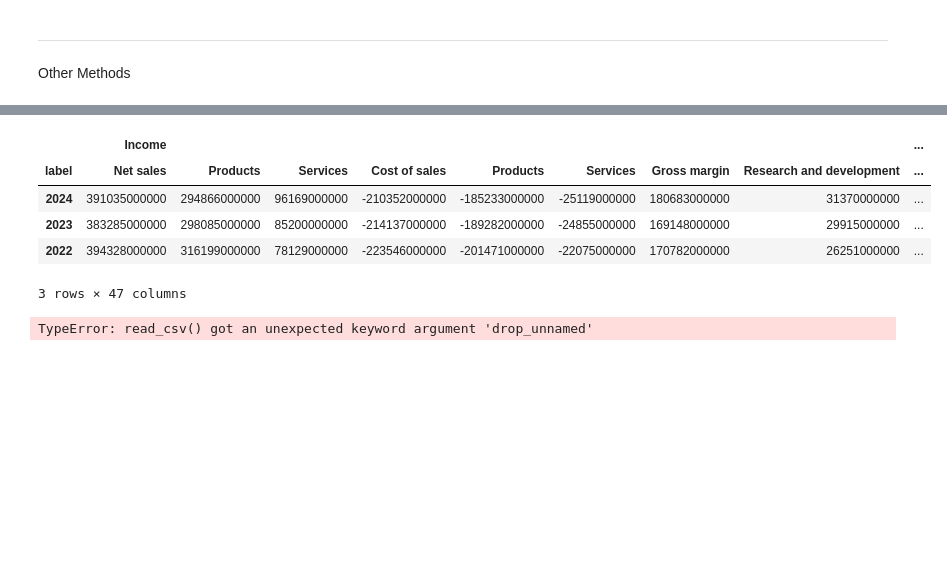
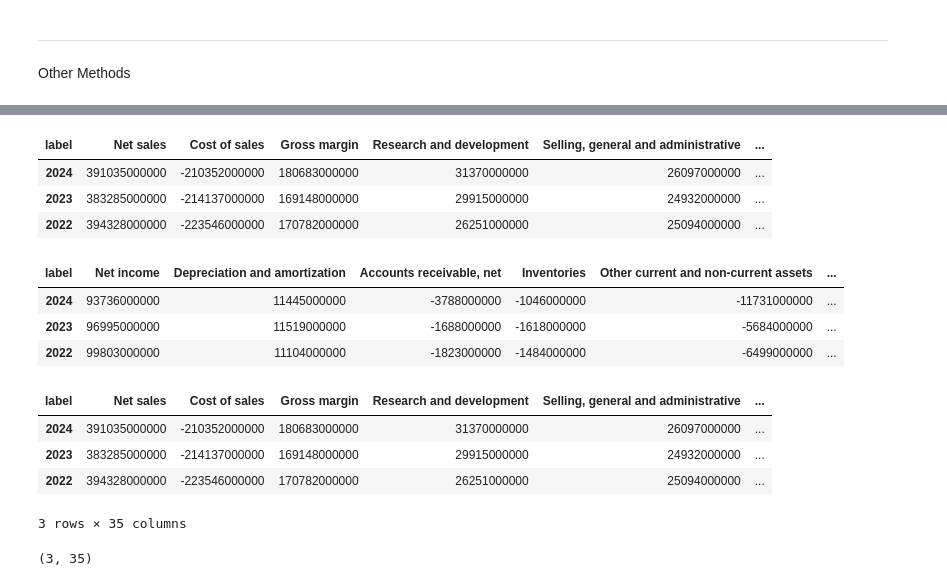
Before and after one commit to zahemen9900/DocAnalyzerAI, a Jupyter notebook: notebooks/api_testing.ipynb, the cells around one changed output, grey strips where cells are left out. Saved outputs shown, nothing was run; the diff lists cells and outputs as text; code cells hidden in the pictures; blank space fills up the shorter version.

Commit message:
Updated the repo with new files for chatbot testing and development

```diff
--- a/notebooks/api_testing.ipynb
+++ b/notebooks/api_testing.ipynb
@@ -275,4 +336,8 @@ income_df.head()
 # %%
-cashflow_df = pd.concat({'Cashflows': apple.financials.cashflow.to_dataframe()})
+cashflow_df = apple.financials.cashflow.to_dataframe().T
+
+for col in cashflow_df.columns.tolist():
+    cashflow_df[col] = cashflow_df[col].astype(int)
+
 cashflow_df.head()
 # %% [output]
@@ -286,10 +361,46 @@ cashflow_df.head()
+# %%
+# Some feature engineering
+income_df['Net_Sale_Growth_rate'] = (income_df['Net sales'] / income_df['Net sales'].shift(1) - 1) * 100
+income_df['Net_Income_Growth_rate'] = (income_df['Net income'] / income_df['Net income'].shift(1) - 1) * 100
+income_df.fillna(0, inplace=True)
+
+# Drop less relevant columns
+income_df =income_df.drop(['Products',
+  'Services',
+  'Products',
+  'Services',
+  'Basic (in shares)',
+  'Diluted (in shares)']
+  , axis=1)
+
+income_df.head()
+# %% [output]
+| label | Net sales | Cost of sales | Gross margin | Research and development | Selling, general and administrative | ... |
+| 2024 | 391035000000 | -210352000000 | 180683000000 | 31370000000 | 26097000000 | ... |
+| 2023 | 383285000000 | -214137000000 | 169148000000 | 29915000000 | 24932000000 | ... |
+| 2022 | 394328000000 | -223546000000 | 170782000000 | 26251000000 | 25094000000 | ... |
+# %%
+cashflow_df = cashflow_df.drop(['Cash, cash equivalents, and restricted cash and cash equivalents, ending balances',
+  'Share-based compensation expense',
+  'Other',
+  'Vendor non-trade receivables',
+  'Other',
+  'Payments for taxes related to net share settlement of equity awards',
+  'Proceeds from/(Repayments of) commercial paper, net',
+  'Other'], axis=1)
+
+cashflow_df.head()
+# %% [output]
+| label | Net income | Depreciation and amortization | Accounts receivable, net | Inventories | Other current and non-current assets | ... |
+| 2024 | 93736000000 | 11445000000 | -3788000000 | -1046000000 | -11731000000 | ... |
+| 2023 | 96995000000 | 11519000000 | -1688000000 | -1618000000 | -5684000000 | ... |
+| 2022 | 99803000000 | 11104000000 | -1823000000 | -1484000000 | -6499000000 | ... |
 # %%
-apple_financial_df = pd.concat([income_df, cashflow_df], axis=0).T
+apple_financial_df = pd.concat([income_df, cashflow_df], axis=1)
 apple_financial_df
 # %% [output]
-|  | Income |  |  |  |  |  |  |  | ... |
-| label | Net sales | Products | Services | Cost of sales | Products | Services | Gross margin | Research and development | ... |
-| 2024 | 391035000000 | 294866000000 | 96169000000 | -210352000000 | -185233000000 | -25119000000 | 180683000000 | 31370000000 | ... |
-| 2023 | 383285000000 | 298085000000 | 85200000000 | -214137000000 | -189282000000 | -24855000000 | 169148000000 | 29915000000 | ... |
-| 2022 | 394328000000 | 316199000000 | 78129000000 | -223546000000 | -201471000000 | -22075000000 | 170782000000 | 26251000000 | ... |
+| label | Net sales | Cost of sales | Gross margin | Research and development | Selling, general and administrative | ... |
+| 2024 | 391035000000 | -210352000000 | 180683000000 | 31370000000 | 26097000000 | ... |
+| 2023 | 383285000000 | -214137000000 | 169148000000 | 29915000000 | 24932000000 | ... |
+| 2022 | 394328000000 | -223546000000 | 170782000000 | 26251000000 | 25094000000 | ... |
-3 rows × 47 columns
+3 rows × 35 columns
@@ -298,4 +407,4 @@ apple_financial_df.to_csv('apple_financials.csv')
-# %%
-pd.read_csv('apple_financials.csv', drop_unnamed=True)
-# %% [output]
-TypeError: read_csv() got an unexpected keyword argument 'drop_unnamed'
+# %%
+apple_financial_df.shape
+# %% [output]
+(3, 35)
```
Also changed, not shown: parts of 19 cells of this notebook, 45 other files.
